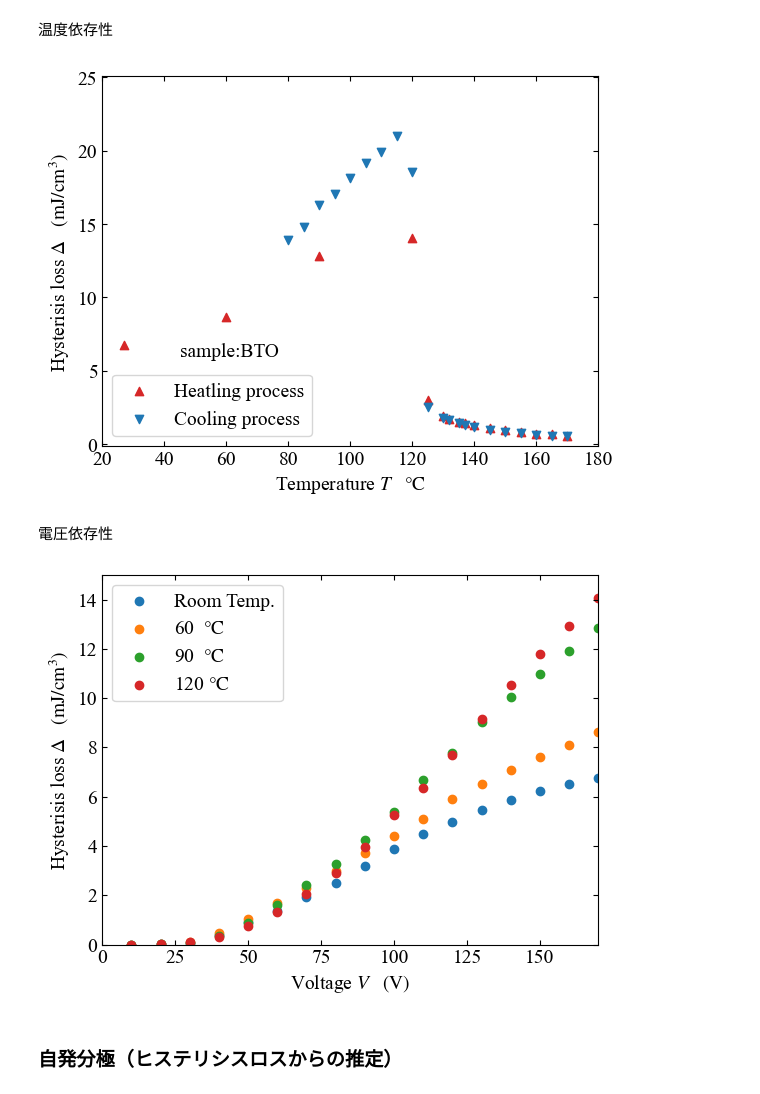
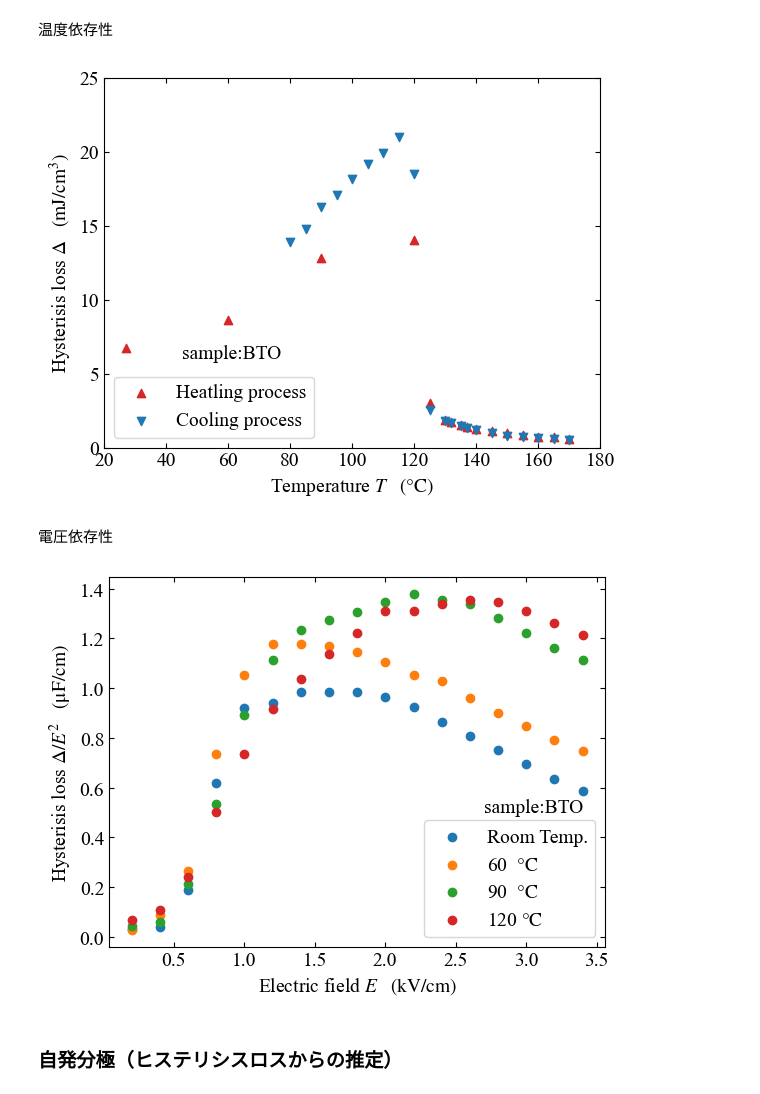
Before and after one commit to xiang-gong3944/----, a Jupyter notebook: 2024_10_04_ヒステリシス/data/2024_10_04.ipynb, the cells around one changed output. Saved outputs shown, nothing was run; the diff lists cells and outputs as text; code cells hidden in the pictures.

```diff
--- a/2024_10_04_ヒステリシス/data/2024_10_04.ipynb
+++ b/2024_10_04_ヒステリシス/data/2024_10_04.ipynb
@@ -269,7 +306,7 @@ plt.rcParams['ytick.direction'] = 'in'
 
 # プロットエリアの範囲等の整備
 plt.xlim(20,180)
-plt.ylim(-0.1,25.1)
+plt.ylim(0,25)
 
 # フォントの選択
 plt.rcParams['font.size'] = 14
@@ -277,7 +314,7 @@ plt.rcParams['font.family'] ='Times New Roman'
 plt.rcParams['mathtext.fontset'] = 'stix'
 
 # 軸ラベル
-plt.xlabel("Temperature $ T \quad\mathrm{\degree C}$")
+plt.xlabel("Temperature $ T \quad\mathrm{(\degree C)}$")
 plt.ylabel("Hysterisis loss $ \Delta \quad(\mathrm{mJ/cm^3)}$ ")
 
 # プロット
@@ -293,43 +330,44 @@ plt.text(45, 6, "sample:BTO")
 
 plt.show()
 # %% [output]
-[figure, old version]
+[figure, new version]
 # %% [markdown]
 電圧依存性
 # %%
 # 目盛を上下作用にセット
 f = plt.figure()
 ax = f.add_subplot(111)
 ax.yaxis.set_ticks_position('both')
 ax.xaxis.set_ticks_position('both')
 plt.rcParams['xtick.direction'] = 'in'
 plt.rcParams['ytick.direction'] = 'in'
 
 # プロットエリアの範囲等の整備
-plt.xlim(0,170)
-plt.ylim(0,15)
+# plt.xlim(0,170)
+# plt.ylim(0,15)
 
 # フォントの選択
 plt.rcParams['font.size'] = 14
 plt.rcParams['font.family'] ='Times New Roman'
 plt.rcParams['mathtext.fontset'] = 'stix'
 
 # 軸ラベル
-plt.xlabel("Voltage $ V \quad\mathrm{(V)}$")
-plt.ylabel("Hysterisis loss $ \Delta \quad(\mathrm{mJ/cm^3)}$ ")
+plt.xlabel("Electric field $ E \quad\mathrm{(kV/cm)}$")
+plt.ylabel("Hysterisis loss $ \Delta / E^2\quad(\mathrm{\mu F/cm)}$ ")
 
 # プロット
-plt.scatter(volt[ 0:17],hysterisis_loss[ 0:17], label = "Room Temp.")
-plt.scatter(volt[17:34],hysterisis_loss[17:34], label = "60  $\mathrm{\degree C}$")
-plt.scatter(volt[34:51],hysterisis_loss[34:51], label = "90  $\mathrm{\degree C}$")
-plt.scatter(volt[51:68],hysterisis_loss[51:68], label = "120 $\mathrm{\degree C}$")
+plt.scatter(volt[ 0:17]/ thin * 10,hysterisis_loss[ 0:17]/(volt[ 0:17]/ thin * 10)**2, label = "Room Temp.")
+plt.scatter(volt[17:34]/ thin * 10,hysterisis_loss[17:34]/(volt[17:34]/ thin * 10)**2, label = "60  $\mathrm{\degree C}$")
+plt.scatter(volt[34:51]/ thin * 10,hysterisis_loss[34:51]/(volt[34:51]/ thin * 10)**2, label = "90  $\mathrm{\degree C}$")
+plt.scatter(volt[51:68]/ thin * 10,hysterisis_loss[51:68]/(volt[51:68]/ thin * 10)**2, label = "120 $\mathrm{\degree C}$")
 
 # 凡例
 plt.legend()
+plt.text(2.7, 0.5, "sample:BTO")
 
 plt.show()
 # %% [output]
-[figure, old version]
+[figure, new version]
 # %% [markdown]
 ### 自発分極（ヒステリシスロスからの推定）
 # %% [markdown]
```
Also changed, not shown: parts of 16 cells of this notebook, 12 other files.
